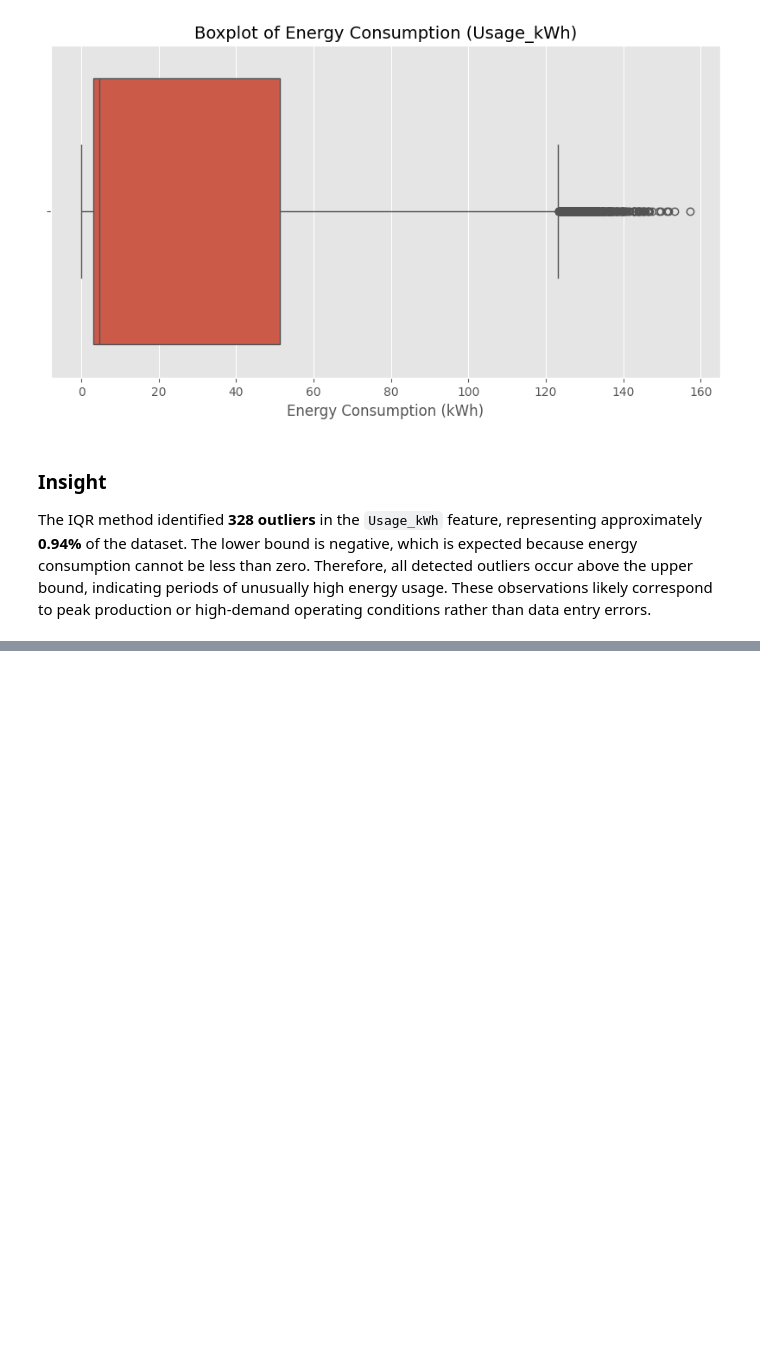
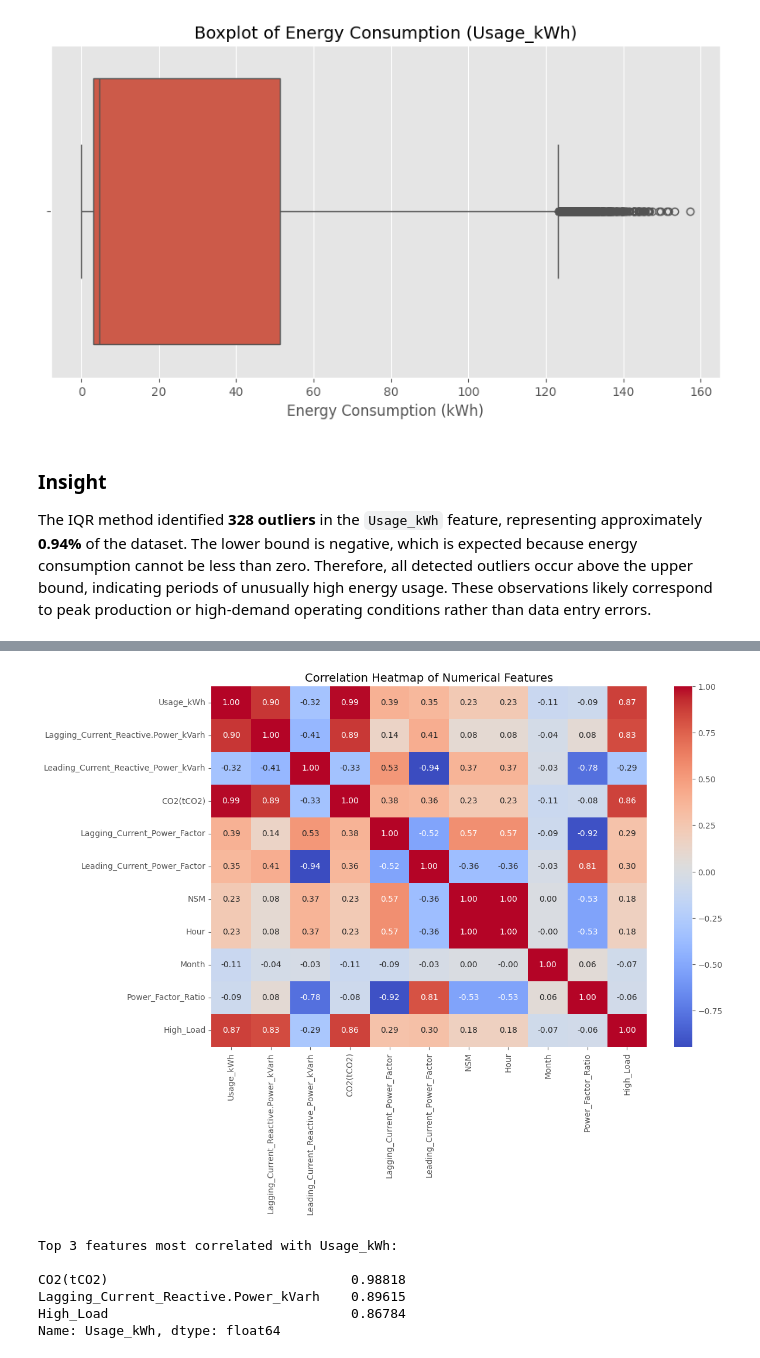
Before and after one commit to hania-sajjad/Week-2-Task, a Jupyter notebook: week2_eda.ipynb, the cells around one changed output, grey strips where cells are left out. Cells and saved outputs as stored; diff of their text form; code cells hidden in the pictures; blank space fills up the shorter version.

Commit message:
Added Heatmap and Observed Top 3 Features

```diff
--- a/week2_eda.ipynb
+++ b/week2_eda.ipynb
@@ -309,0 +314,6 @@ The IQR method identified **328 outliers** in the `Usage_kWh` feature, represent
+# %%
+# Select only numerical columns
+numerical_df = df.select_dtypes(include=['number'])
+
+# Display numerical columns
+numerical_df.head()
@@ -309,0 +327,4 @@ The IQR method identified **328 outliers** in the `Usage_kWh` feature, represent
+# %%
+correlation_matrix = numerical_df.corr()
+
+correlation_matrix
@@ -309,0 +348,33 @@ The IQR method identified **328 outliers** in the `Usage_kWh` feature, represent
+# %%
+plt.figure(figsize=(12, 8))
+
+sns.heatmap(
+    correlation_matrix,
+    annot=True,
+    fmt=".2f",
+    cmap="coolwarm"
+)
+
+plt.title("Correlation Heatmap of Numerical Features", fontsize=14)
+
+plt.show()
+# %% [output]
+[figure, added]
+# %%
+# TOP 3 FEATURES
+top_features = (
+    correlation_matrix['Usage_kWh']
+    .drop('Usage_kWh')          # Remove self-correlation (which is always 1)
+    .abs()                      # Use absolute values to measure strength
+    .sort_values(ascending=False)
+)
+
+print("Top 3 features most correlated with Usage_kWh:\n")
+print(top_features.head(3))
+# %% [output]
+Top 3 features most correlated with Usage_kWh:
+
+CO2(tCO2)                               0.98818
+Lagging_Current_Reactive.Power_kVarh    0.89615
+High_Load                               0.86784
+Name: Usage_kWh, dtype: float64
```
Also changed, not shown: parts of 4 cells of this notebook.
